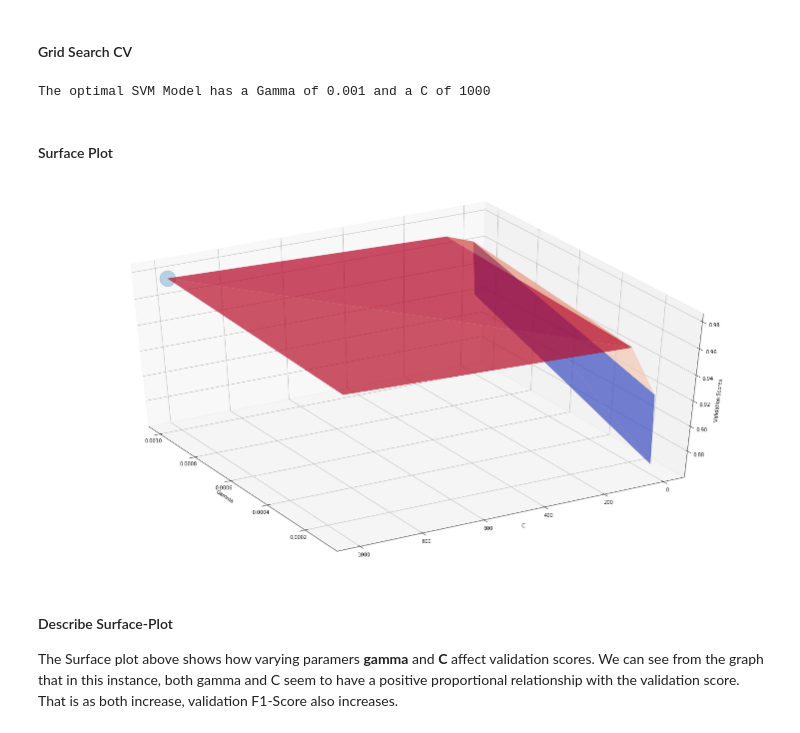
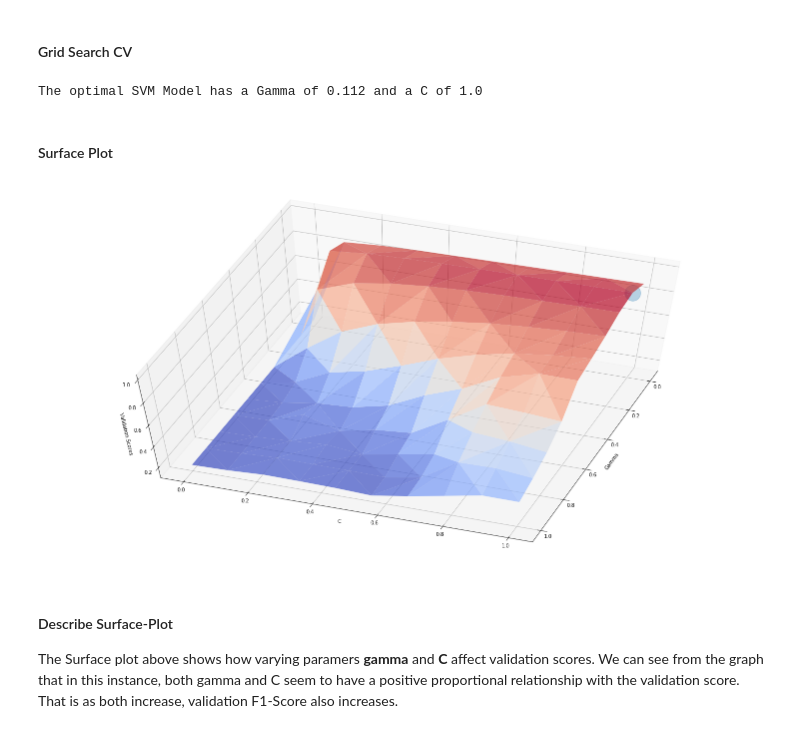
Before and after one commit to Ragyi/human_activity_recognition, a Jupyter notebook: human_activity_recognition.ipynb, the cells around one changed output. Cells and saved outputs as stored; diff of their text form; code cells hidden in the pictures.

```diff
--- a/human_activity_recognition.ipynb
+++ b/human_activity_recognition.ipynb
@@ -405,8 +356,8 @@ plt.show()
 #Model using optimal hyperparameter values
 log_class_optimal = SGDClassifier(penalty='elasticnet',
                                   class_weight = 'balanced',
-                                  alpha = 0.0001,
-                                  l1_ratio = 0.5,
+                                  alpha = 0.1,
+                                  l1_ratio = 0.1,
                                  tol = 1e-3,
                                  max_iter = 1000)
 # %%
@@ -440,8 +391,8 @@ The training model showed an average F1-Score of over 90%. When this model was u
 <h4>Setup Classifier</h4>
 # %%
 #Define ranges for pramaters
-gamma_range = np.float64(['1e-3','1e-4'])
-c_range = np.array([1,10,100,1000])
+gamma_range = np.linspace(2e-5,2e-20,20)
+c_range = np.linspace(0.001,100,20)
 svm_param_grid = {
     'gamma': gamma_range,
     'C': c_range
@@ -459,7 +410,7 @@ svm_class = svm.SVC(class_weight = 'balanced',
 svm_cv = GridSearchCV(estimator = svm_class,
                       param_grid =svm_param_grid,
                       cv=cv_shuffle,
-                      scoring = f1,
+                      scoring = "accuracy",
                       return_train_score = True)
 # %%
 #Hyperparameter tuning using GridSearch CV
@@ -469,7 +420,7 @@ svm_cv_fit = svm_cv.fit(Xtrain_pca,
 #print best parameters
 print ("The optimal SVM Model has a Gamma of {} and a C of {}".format(svm_cv_fit.best_params_['gamma'], svm_cv_fit.best_params_['C']))
 # %% [output]
-The optimal SVM Model has a Gamma of 0.001 and a C of 1000
+The optimal SVM Model has a Gamma of 0.112 and a C of 1.0
 # %% [markdown]
 <h4>Surface Plot</h4>
 # %%
@@ -485,24 +436,24 @@ svm_y = svm_optimal_run['param_C']
 # %%
 #Plot 3D Surface plot
 fig = plt.figure()
 ax = Axes3D(fig)
 x_svm = svm_scores['param_gamma'].values
 y_svm = svm_scores['param_C'].values
 z_svm = svm_scores['mean_test_score'].values
 ax.plot_trisurf(list(x_svm), list(y_svm), list(z_svm), cmap=cm.coolwarm, alpha=0.7)
 #Mark Optimal Paramters on Graph
-ax.scatter3D(svm_x, svm_y, svm_z, s= 1000, alpha = 0.3)
+ax.scatter3D(svm_x, svm_y, svm_z, s= 100, alpha = 0.7)
 #Graph Labels
 ax.set_xlabel('Gamma')
 ax.set_ylabel('C')
 ax.set_zlabel('Validation Scores')
 ax.dist=12
 fig = plt.gcf()
 fig.set_size_inches(20, 10.5, forward= True)
-ax.view_init(elev=40, azim=150)
+ax.view_init(elev=60, azim=20)
 plt.show()
 # %% [output]
-[figure, old version]
+[figure, new version]
 # %% [markdown]
 <h4>Describe Surface-Plot</h4>
 
```
Also changed, not shown: parts of 18 cells of this notebook.
